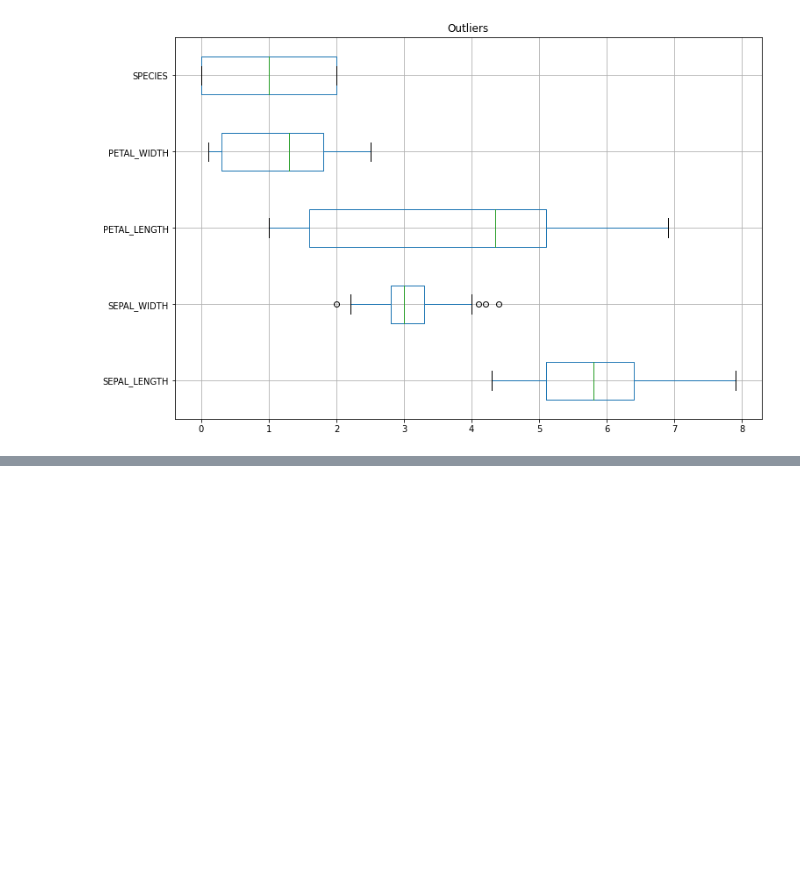
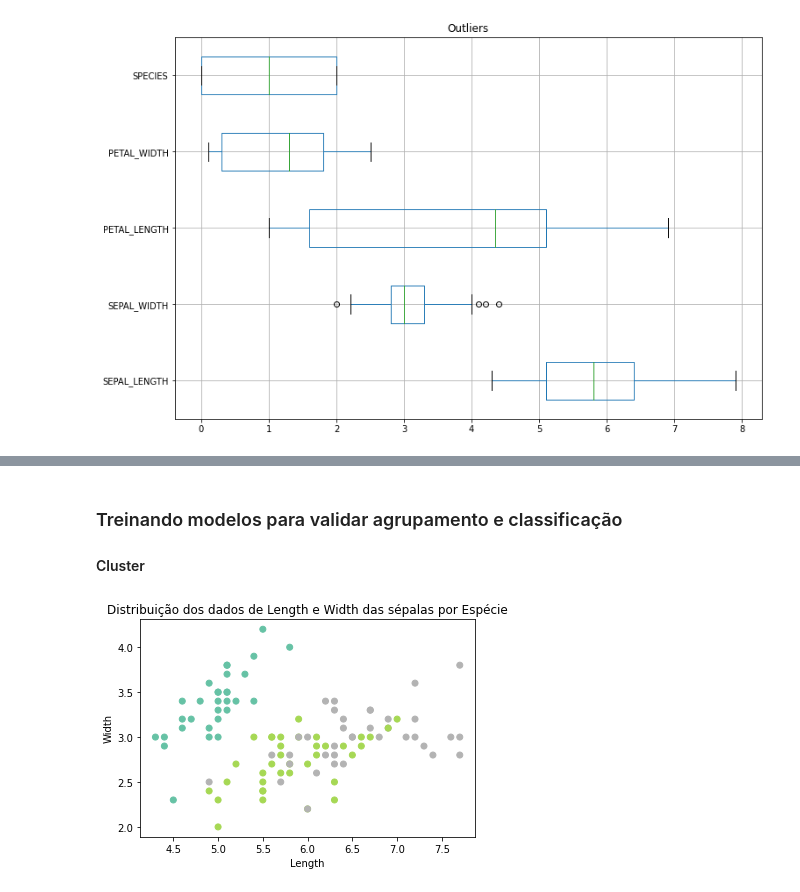
Before and after one commit to Angelicogfa/PortifolioDataScience, a Jupyter notebook: Iris/iris.ipynb, the cells around one changed output, grey strips where cells are left out. Drawn from its saved outputs; the diff is of its cells as text; code cells hidden in the pictures; blank space fills up the shorter version.

Commit message:
inclusao de predição de modelos para agrupamento e classificação

```diff
--- a/Iris/iris.ipynb
+++ b/Iris/iris.ipynb
@@ -138,0 +143,3 @@ plt.show()
+# %%
+x = df[["SEPAL_LENGTH", "SEPAL_WIDTH"]].values
+y = df["SPECIES"].values
@@ -138,0 +155,11 @@ plt.show()
+# %%
+x_train, x_test, y_train, y_test = train_test_split(x, y, train_size = 0.7)
+print(x_train.shape)
+print(y_train.shape)
+print('-'*10)
+print(pd.value_counts(y_train))
+print('-'*10)
+print(x_test.shape)
+print(y_test.shape)
+print('-'*10)
+print(pd.value_counts(y_test))
@@ -138,0 +182,12 @@ plt.show()
+# %% [markdown]
+### Treinando modelos para validar agrupamento e classificação
+
+#### Cluster
+# %%
+plt.title("Distribuição dos dados de Length e Width das sépalas por Espécie")
+plt.xlabel("Length")
+plt.ylabel("Width")
+plt.scatter(x_train[:,0], x_train[:,1], c=y_train, cmap='Set2')
+plt.show()
+# %% [output]
+[figure, added]
```
Also changed, not shown: parts of 15 cells of this notebook.
